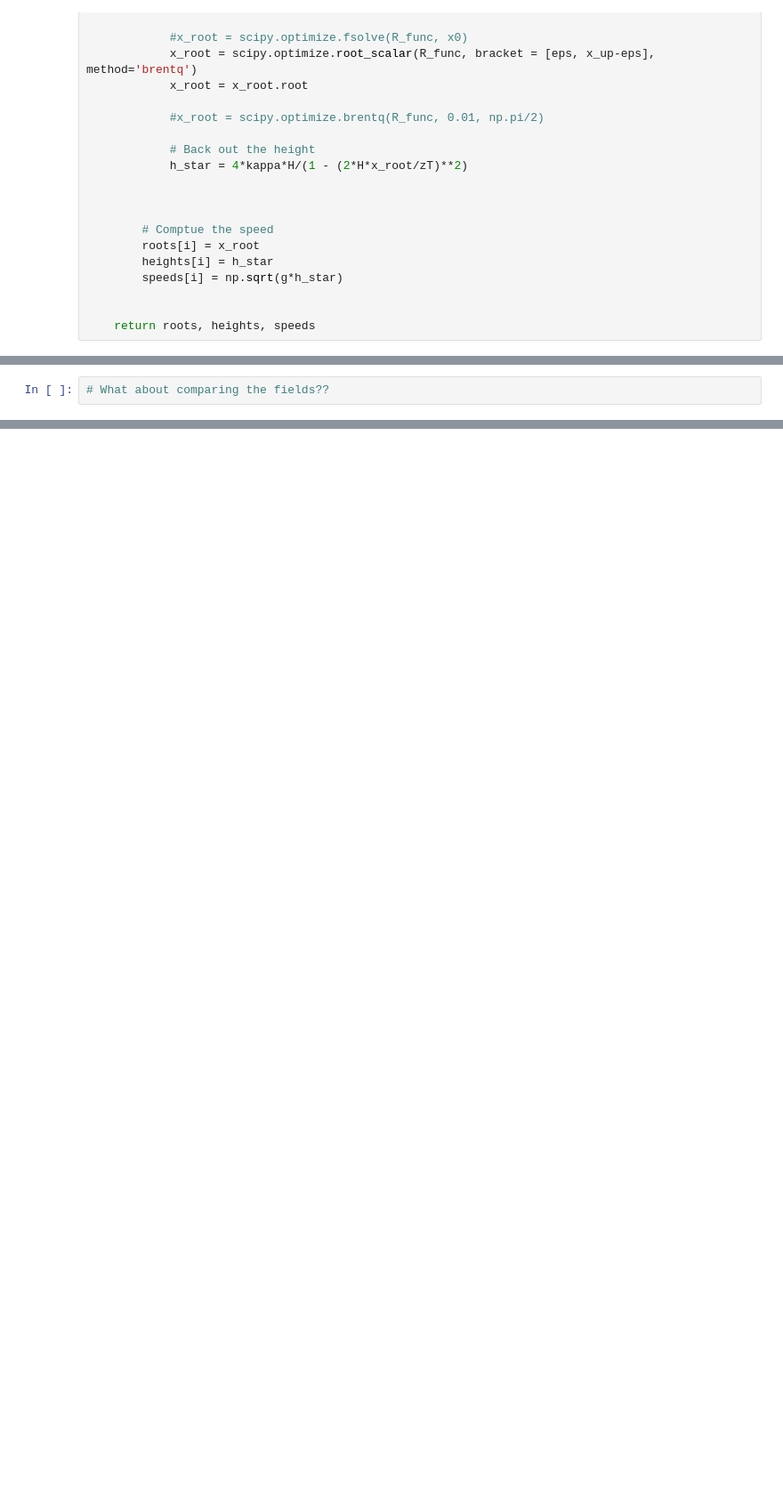
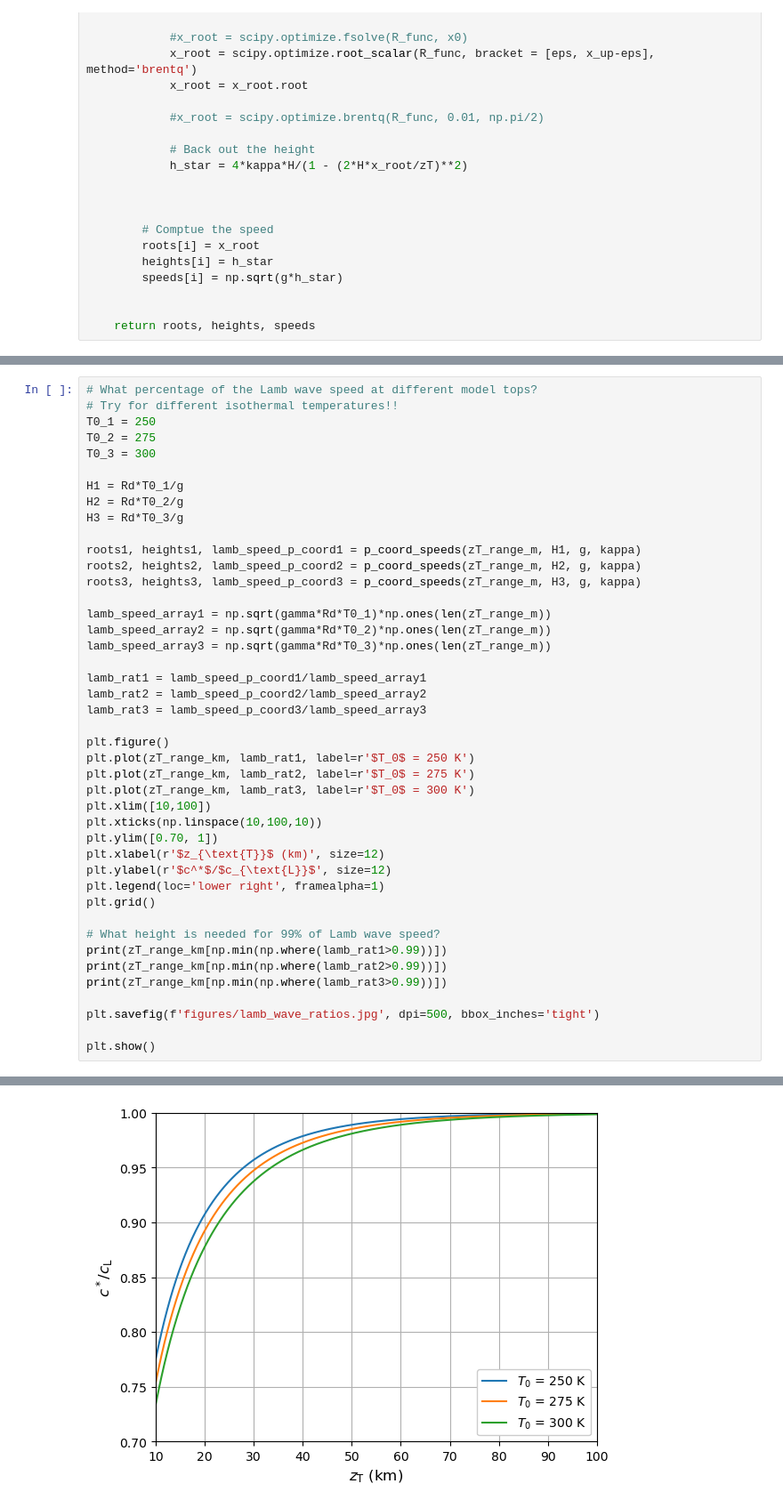
Before and after one commit to nick4cone/LambWavePaper, a Jupyter notebook: Analysis/lamb_wave_speed_with_z_top.ipynb, the cells around one changed output, grey strips where cells are left out. Shown at 89% size. Cells and saved outputs as stored; diff of their text form; blank space fills up the shorter version.

```diff
--- a/Analysis/lamb_wave_speed_with_z_top.ipynb
+++ b/Analysis/lamb_wave_speed_with_z_top.ipynb
@@ -159,3 +159,44 @@ plt.show()
 # %%
-# What about comparing the fields??
+# What percentage of the Lamb wave speed at different model tops?
+# Try for different isothermal temperatures!!
+T0_1 = 250
+T0_2 = 275
+T0_3 = 300
+
+H1 = Rd*T0_1/g
+H2 = Rd*T0_2/g
+H3 = Rd*T0_3/g
+
+roots1, heights1, lamb_speed_p_coord1 = p_coord_speeds(zT_range_m, H1, g, kappa)
+roots2, heights2, lamb_speed_p_coord2 = p_coord_speeds(zT_range_m, H2, g, kappa)
+roots3, heights3, lamb_speed_p_coord3 = p_coord_speeds(zT_range_m, H3, g, kappa)
+
+lamb_speed_array1 = np.sqrt(gamma*Rd*T0_1)*np.ones(len(zT_range_m))
+lamb_speed_array2 = np.sqrt(gamma*Rd*T0_2)*np.ones(len(zT_range_m))
+lamb_speed_array3 = np.sqrt(gamma*Rd*T0_3)*np.ones(len(zT_range_m))
+
+lamb_rat1 = lamb_speed_p_coord1/lamb_speed_array1
+lamb_rat2 = lamb_speed_p_coord2/lamb_speed_array2
+lamb_rat3 = lamb_speed_p_coord3/lamb_speed_array3
+
+plt.figure()
+plt.plot(zT_range_km, lamb_rat1, label=r'$T_0$ = 250 K')
+plt.plot(zT_range_km, lamb_rat2, label=r'$T_0$ = 275 K')
+plt.plot(zT_range_km, lamb_rat3, label=r'$T_0$ = 300 K')
+plt.xlim([10,100])
+plt.xticks(np.linspace(10,100,10))
+plt.ylim([0.70, 1])
+plt.xlabel(r'$z_{\text{T}}$ (km)', size=12)
+plt.ylabel(r'$c^*$/$c_{\text{L}}$', size=12)
+plt.legend(loc='lower right', framealpha=1)
+plt.grid()
+
+# What height is needed for 99% of Lamb wave speed?
+print(zT_range_km[np.min(np.where(lamb_rat1>0.99))])
+print(zT_range_km[np.min(np.where(lamb_rat2>0.99))])
+print(zT_range_km[np.min(np.where(lamb_rat3>0.99))])
+
+plt.savefig(f'figures/lamb_wave_ratios.jpg', dpi=500, bbox_inches='tight')
+
+plt.show()
 # %% [output]
@@ -162,0 +206 @@ _IncompleteInputError: incomplete input (732973997.py, line 7)
+[figure, added]
```
Also changed, not shown: parts of 10 cells of this notebook, 7 other files.
